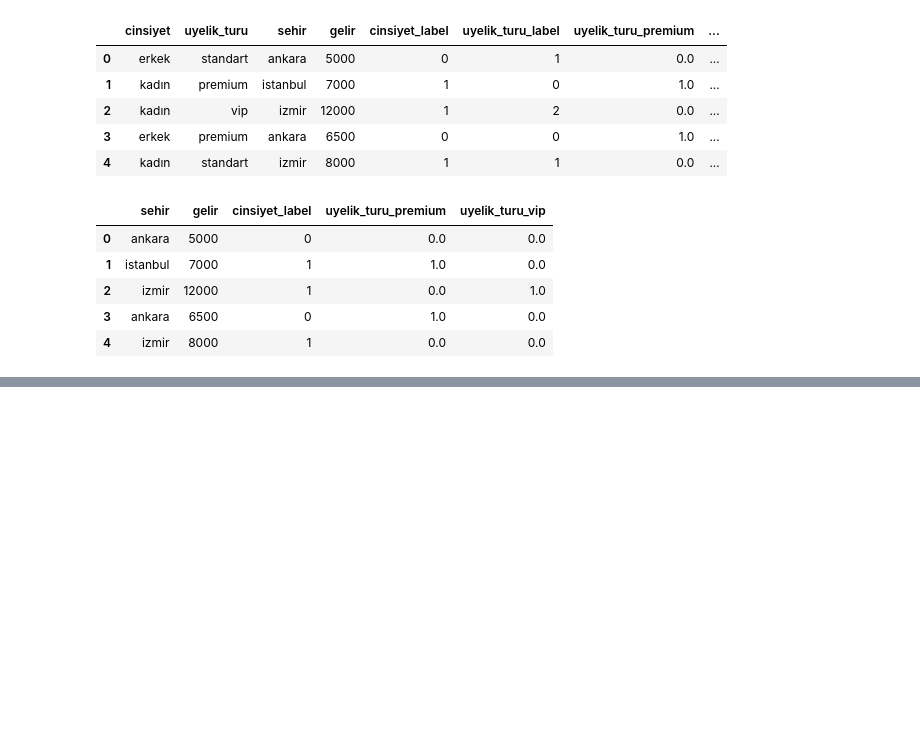
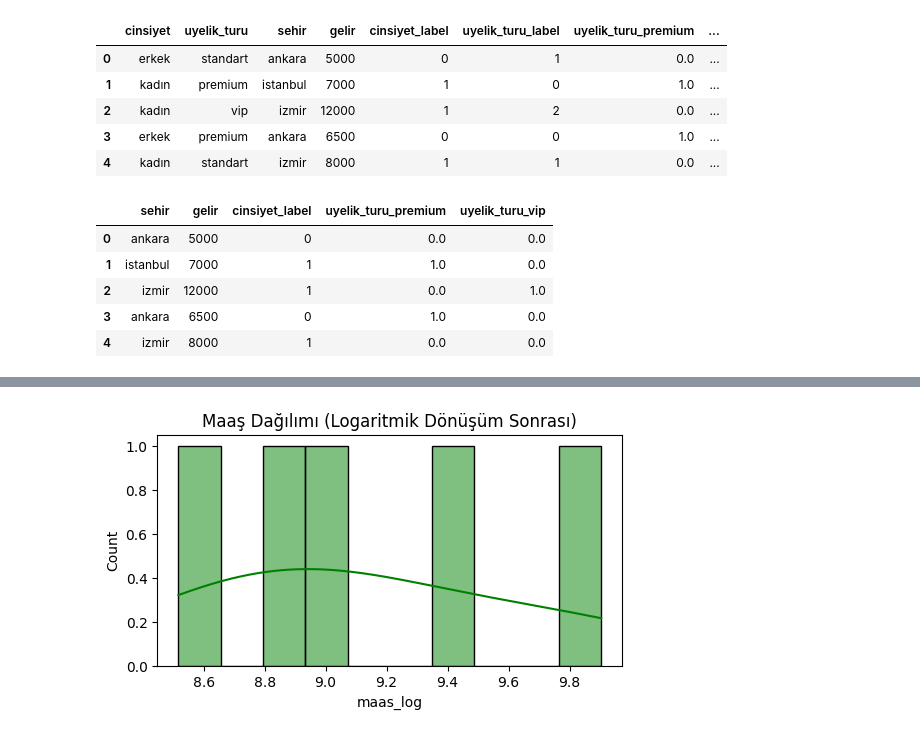
Before and after one commit to ArsenLupen53/GYZU-BTK-codespace, a Jupyter notebook: veri_on_isleme/veri_on_isleme.ipynb, the cells around one changed output, grey strips where cells are left out. Drawn from its saved outputs; the diff is of its cells as text; code cells hidden in the pictures; blank space fills up the shorter version.

```diff
--- a/veri_on_isleme/veri_on_isleme.ipynb
+++ b/veri_on_isleme/veri_on_isleme.ipynb
@@ -304,0 +424,3 @@ df_final.drop(columns=["cinsiyet","uyelik_turu","uyelik_turu_label"])
+# %%
+df["maas_log"] = np.log1p(df["maas"])
+df
@@ -304,0 +434,7 @@ df_final.drop(columns=["cinsiyet","uyelik_turu","uyelik_turu_label"])
+# %%
+plt.figure(figsize=(6,3))
+sns.histplot(df["maas_log"],bins=10,color="green",kde=True)
+plt.title("Maaş Dağılımı (Logaritmik Dönüşüm Sonrası)")
+plt.show()
+# %% [output]
+[figure, added]
```
Also changed, not shown: parts of 13 cells of this notebook.
